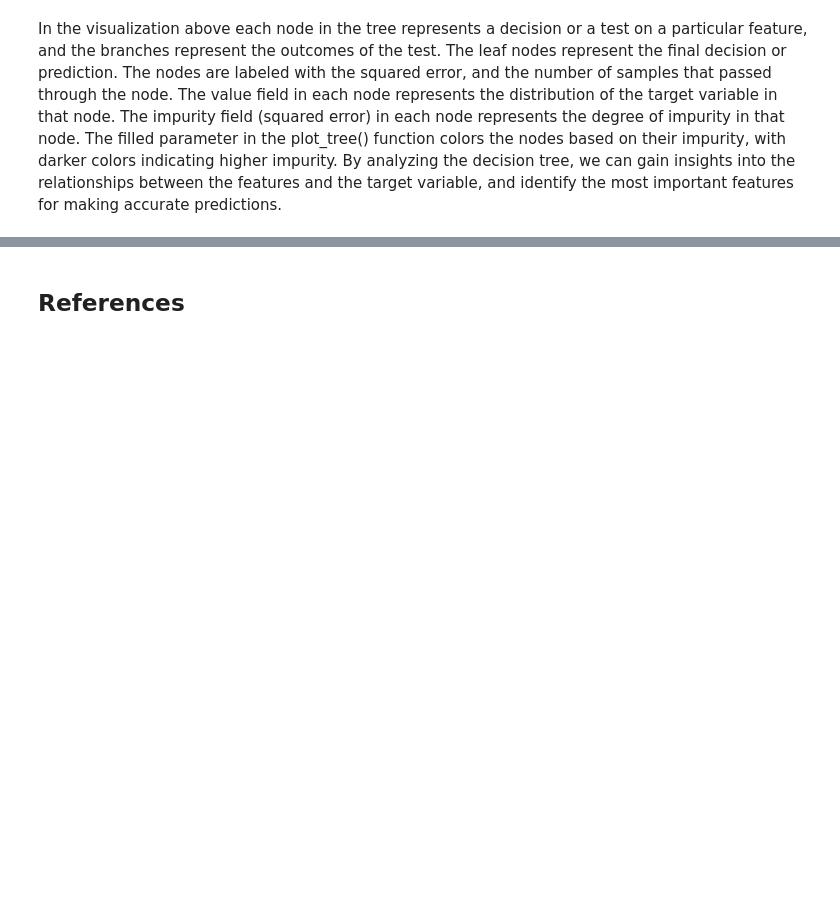
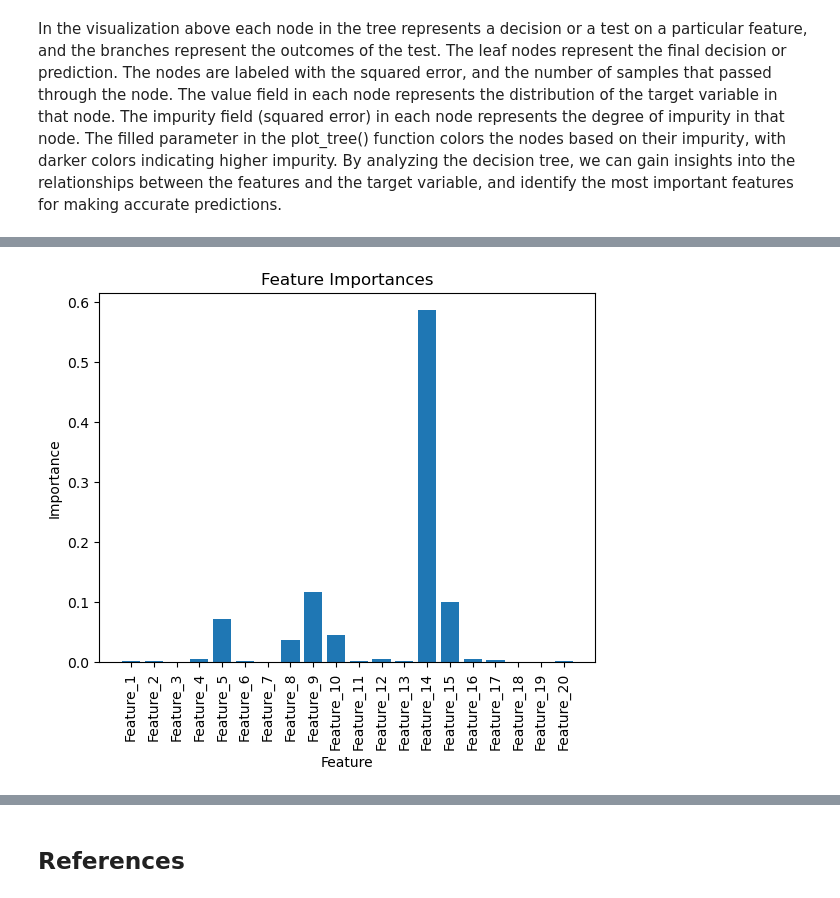
Before and after one commit to Synthetic-Data-for-Responsible-AI/appliedML4dummies, a Jupyter notebook: Notebooks/2.Supervised_learning_regression.ipynb, the cells around one changed output, grey strips where cells are left out. Drawn from its saved outputs; the diff is of its cells as text; code cells hidden in the pictures; blank space fills up the shorter version.

```diff
--- a/Notebooks/2.Supervised_learning_regression.ipynb
+++ b/Notebooks/2.Supervised_learning_regression.ipynb
@@ -1031,0 +1196,18 @@ I put a placeholder in here to compare the results of the decision tree with tho
+# %%
+# Create a GradientBoostingRegressor model
+model_gbt = GradientBoostingRegressor(random_state=42)
+# %%
+# Define the parameter grid for hyper parameter tuning
+param_grid = {
+    'n_estimators': [100, 300, 500],
+    'max_depth': [3, 5, 7, 10, None],
+    'min_samples_split': [2, 5, 10],
+    'min_samples_leaf': [1, 2, 4],
+}
+
+# Use GridSearchCV for hyper parameter tuning
+grid_search = GridSearchCV(model_gbt, param_grid=param_grid, cv=5)
+grid_search.fit(X_gbt_train, y_gbt_train)
+
+# Print the best hyper parameters
+print("Best Hyper Parameters: ", grid_search.best_params_)
@@ -1031,0 +1216,7 @@ I put a placeholder in here to compare the results of the decision tree with tho
+# %%
+# Fit the model to the data using the best hyper parameters
+model_gbt = RandomForestRegressor(random_state=42, **grid_search.best_params_)
+results_gbt = model_gbt.fit(X_gbt_train, y_gbt_train)
+
+# Predict using the model
+y_gbt_pred = model_gbt.predict(X_rf_test)
@@ -1031,0 +1236,6 @@ I put a placeholder in here to compare the results of the decision tree with tho
+# %%
+# Get the feature importances of the model
+features = ['Feature_'+str(i) for i in range(1,21)]
+importances = model_gbt.feature_importances_
+for feature, importance in zip(features, importances):
+    print(f'{feature} importance: {importance:.2f}')
@@ -1031,0 +1263,10 @@ I put a placeholder in here to compare the results of the decision tree with tho
+# %%
+# Plot the feature importances
+plt.bar(features, importances)
+plt.title("Feature Importances")
+plt.xlabel("Feature")
+plt.ylabel("Importance")
+plt.xticks(rotation=90)
+plt.show()
+# %% [output]
+[figure, added]
```
Also changed, not shown: parts of 67 cells of this notebook.
